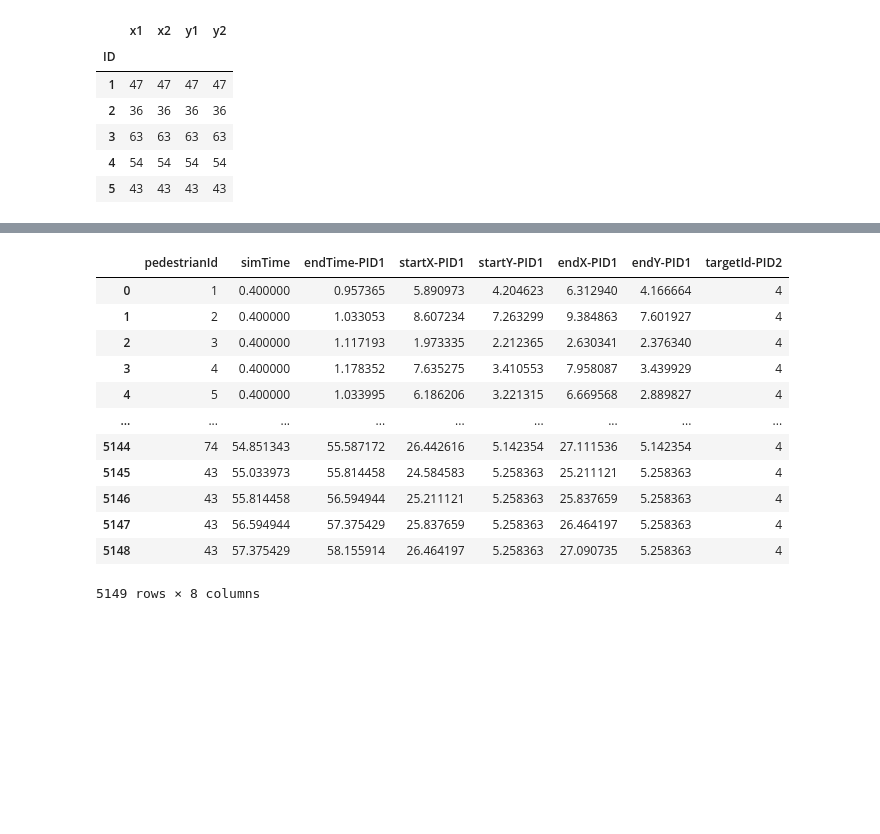
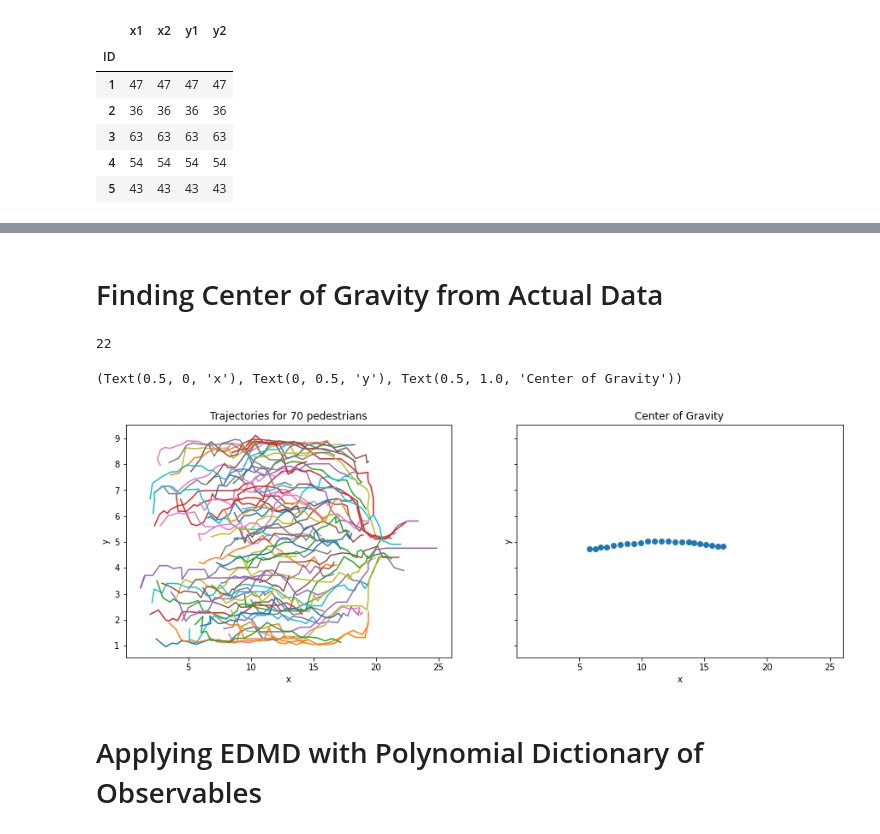
Before and after one commit to waleedbinkhalid74/ml_cms_final_project, a Jupyter notebook: ml_cms_final_proj_task_5.ipynb, the cells around one changed output, grey strips where cells are left out. Drawn from its saved outputs; the diff is of its cells as text; code cells hidden in the pictures; blank space fills up the shorter version.

```diff
--- a/ml_cms_final_proj_task_5.ipynb
+++ b/ml_cms_final_proj_task_5.ipynb
@@ -123,16 +133,16 @@ ped_traj_df_formatted
-# %%
-ped_traj_df
-# %% [output]
-|  | pedestrianId | simTime | endTime-PID1 | startX-PID1 | startY-PID1 | endX-PID1 | endY-PID1 | targetId-PID2 |
-| 0 | 1 | 0.400000 | 0.957365 | 5.890973 | 4.204623 | 6.312940 | 4.166664 | 4 |
-| 1 | 2 | 0.400000 | 1.033053 | 8.607234 | 7.263299 | 9.384863 | 7.601927 | 4 |
-| 2 | 3 | 0.400000 | 1.117193 | 1.973335 | 2.212365 | 2.630341 | 2.376340 | 4 |
-| 3 | 4 | 0.400000 | 1.178352 | 7.635275 | 3.410553 | 7.958087 | 3.439929 | 4 |
-| 4 | 5 | 0.400000 | 1.033995 | 6.186206 | 3.221315 | 6.669568 | 2.889827 | 4 |
-| ... | ... | ... | ... | ... | ... | ... | ... | ... |
-| 5144 | 74 | 54.851343 | 55.587172 | 26.442616 | 5.142354 | 27.111536 | 5.142354 | 4 |
-| 5145 | 43 | 55.033973 | 55.814458 | 24.584583 | 5.258363 | 25.211121 | 5.258363 | 4 |
-| 5146 | 43 | 55.814458 | 56.594944 | 25.211121 | 5.258363 | 25.837659 | 5.258363 | 4 |
-| 5147 | 43 | 56.594944 | 57.375429 | 25.837659 | 5.258363 | 26.464197 | 5.258363 | 4 |
-| 5148 | 43 | 57.375429 | 58.155914 | 26.464197 | 5.258363 | 27.090735 | 5.258363 | 4 |
-5149 rows × 8 columns
+# %% [markdown]
+# Finding Center of Gravity from Actual Data
+# %%
+center_of_gravity = find_center_of_gravity(ped_traj_df_formatted_reduced)
+# %% [output]
+22
+# %%
+fig, axs = plt.subplots(1, 2, figsize=(15,5), sharex=True, sharey=True)
+plot_trajectories(ped_traj_df_formatted_reduced, 70, axs[0])
+axs[1].scatter(center_of_gravity[:,0], center_of_gravity[:,1])
+axs[1].set_xlabel('x'), axs[1].set_ylabel('y'), axs[1].set_title("Center of Gravity")
+# %% [output]
+(Text(0.5, 0, 'x'), Text(0, 0.5, 'y'), Text(0.5, 1.0, 'Center of Gravity'))
+[figure, added]
+# %% [markdown]
+# Applying EDMD with Polynomial Dictionary of Observables
```
Also changed, not shown: parts of 11 cells of this notebook, 5 other files.
